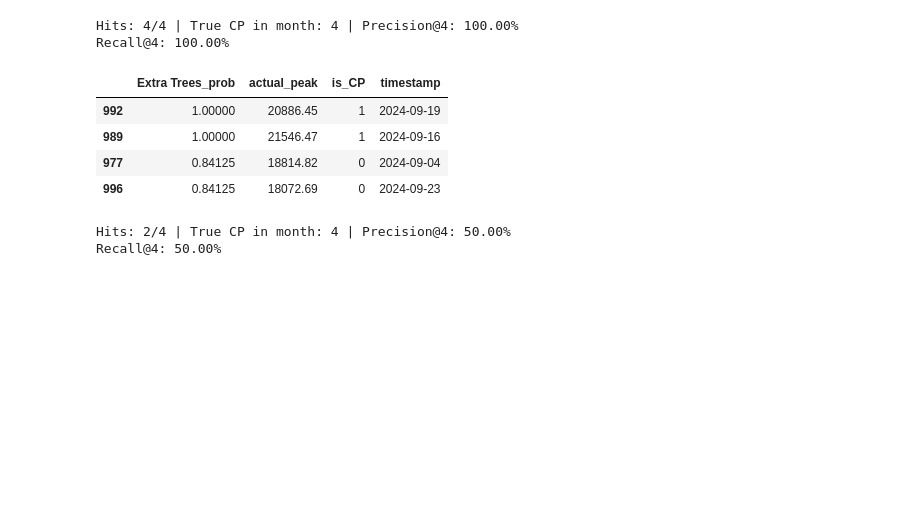
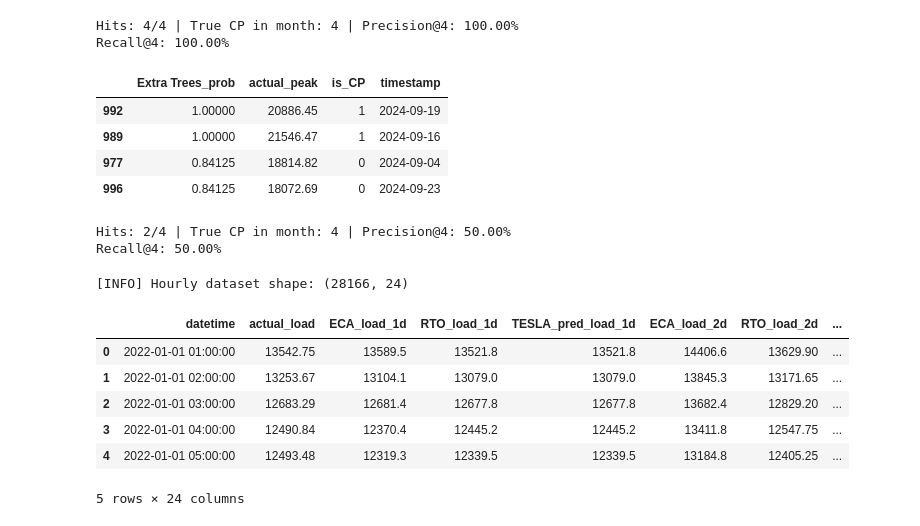
Before and after one commit to EmiyaKatuz/Probabilistic-Algorithm-for-5CP, a Jupyter notebook: cp_evaluation.ipynb, the cells around one changed output. Cells and saved outputs as stored; diff of their text form; code cells hidden in the pictures; blank space fills up the shorter version.

```diff
--- a/cp_evaluation.ipynb
+++ b/cp_evaluation.ipynb
@@ -1019,3 +1019,54 @@ Recall@4: 100.00%
 | 996 | 0.84125 | 18072.69 | 0 | 2024-09-23 |
 Hits: 2/4 | True CP in month: 4 | Precision@4: 50.00%
 Recall@4: 50.00%
+# %%
+ENABLE_HOURLY_PIPELINE = True
+if ENABLE_HOURLY_PIPELINE:
+    forecast_files = range(1, 7)
+    hourly_df = None
+    for n in forecast_files:
+        fp = f"IESO-Ontario Demand 2022-2025 {n} day ahead.csv"
+        tmp = pd.read_csv(fp)
+        tmp = tmp.loc[:, ~tmp.columns.str.contains('^Unnamed')]
+        tmp['datetime'] = pd.to_datetime(tmp['Date'] + ' ' + tmp['Time'], dayfirst=True, errors='coerce')
+        tmp = tmp.dropna(subset=['datetime'])
+        # 统一列命名
+        rename_map = {
+            'ECA: IESO-Ontario Demand Historic Forecast': f'ECA_load_{n}d',
+            'RTO: IESO-Ontario Demand Historic Forecast': f'RTO_load_{n}d',
+            'TESLA: IESO-Ontario Demand Historic Forecast': f'TESLA_pred_load_{n}d'
+        }
+        tmp = tmp.rename(columns=rename_map)
+        if n == 1:
+            # 只在1日Ahead里保留真实值
+            tmp = tmp.rename(columns={'TESLA: IESO-Ontario Demand Actual': 'actual_load'})
+        else:
+            drop_cols = [c for c in tmp.columns if 'TESLA: IESO-Ontario Demand Actual' in c]
+            tmp = tmp.drop(columns=drop_cols, errors='ignore')
+        keep_cols = ['datetime', 'actual_load'] + [c for c in tmp.columns if c.endswith(f'_{n}d')]
+        keep_cols = [c for c in keep_cols if c in tmp.columns]
+        tmp = tmp[keep_cols]
+        hourly_df = tmp if hourly_df is None else pd.merge(hourly_df, tmp, on='datetime', how='outer')
+
+    hourly_df = hourly_df.sort_values('datetime').reset_index(drop=True)
+    # 去掉没有真实值的行（与日级逻辑一致，只保留真实负荷存在的时刻）
+    hourly_df = hourly_df.dropna(subset=['actual_load']).reset_index(drop=True)
+
+    # 补充时间维度字段
+    hourly_df['year'] = hourly_df['datetime'].dt.year
+    hourly_df['month'] = hourly_df['datetime'].dt.month
+    hourly_df['day'] = hourly_df['datetime'].dt.day
+    hourly_df['hour'] = hourly_df['datetime'].dt.hour
+    print("[INFO] Hourly dataset shape:", hourly_df.shape)
+    display(hourly_df.head())
+else:
+    print("[INFO] Hourly pipeline disabled.")
+# %% [output]
+[INFO] Hourly dataset shape: (28166, 24)
+|  | datetime | actual_load | ECA_load_1d | RTO_load_1d | TESLA_pred_load_1d | ECA_load_2d | RTO_load_2d | ... |
+| 0 | 2022-01-01 01:00:00 | 13542.75 | 13589.5 | 13521.8 | 13521.8 | 14406.6 | 13629.90 | ... |
+| 1 | 2022-01-01 02:00:00 | 13253.67 | 13104.1 | 13079.0 | 13079.0 | 13845.3 | 13171.65 | ... |
+| 2 | 2022-01-01 03:00:00 | 12683.29 | 12681.4 | 12677.8 | 12677.8 | 13682.4 | 12829.20 | ... |
+| 3 | 2022-01-01 04:00:00 | 12490.84 | 12370.4 | 12445.2 | 12445.2 | 13411.8 | 12547.75 | ... |
+| 4 | 2022-01-01 05:00:00 | 12493.48 | 12319.3 | 12339.5 | 12339.5 | 13184.8 | 12405.25 | ... |
+5 rows × 24 columns
```
Also changed, not shown: parts of 15 cells of this notebook, 54 other files.
